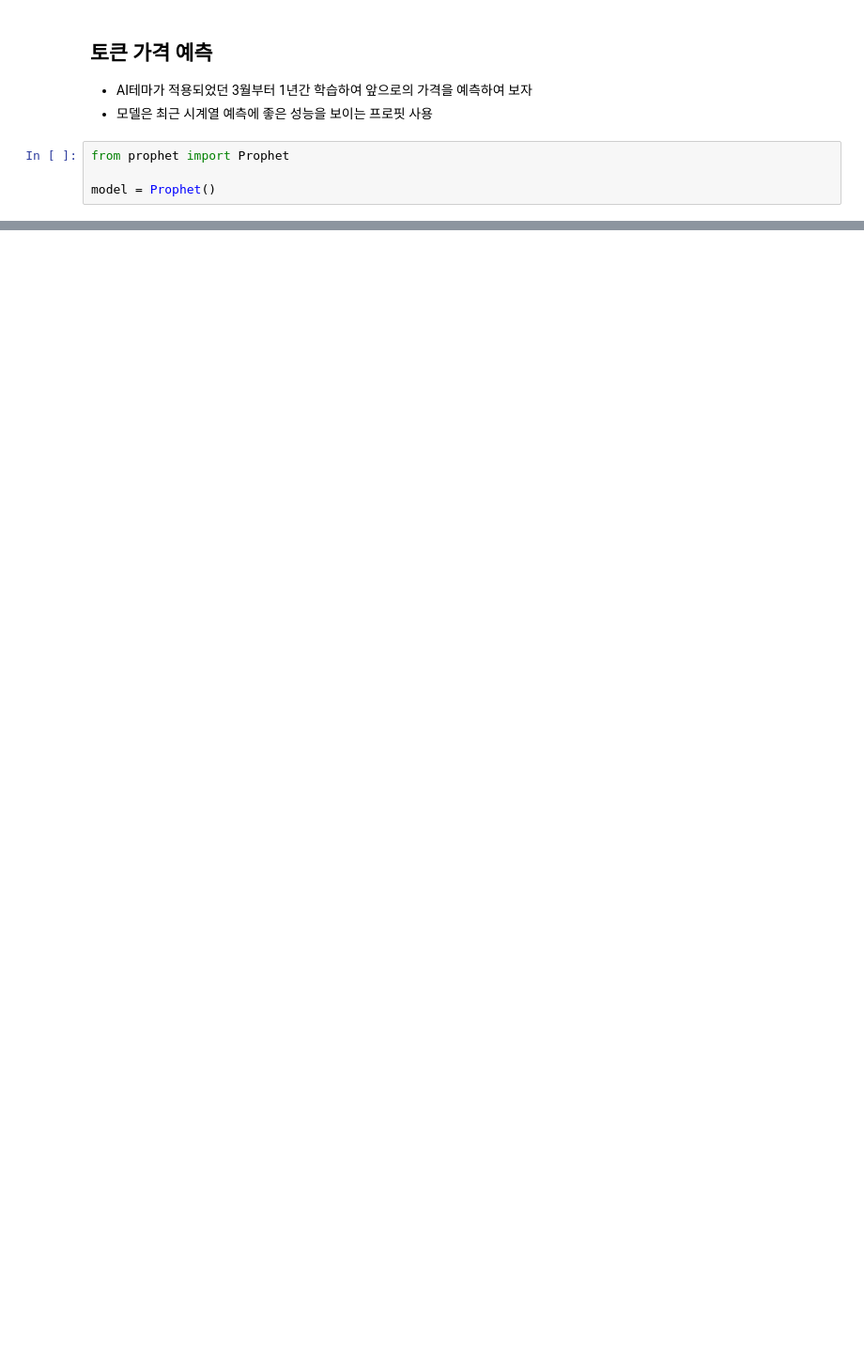
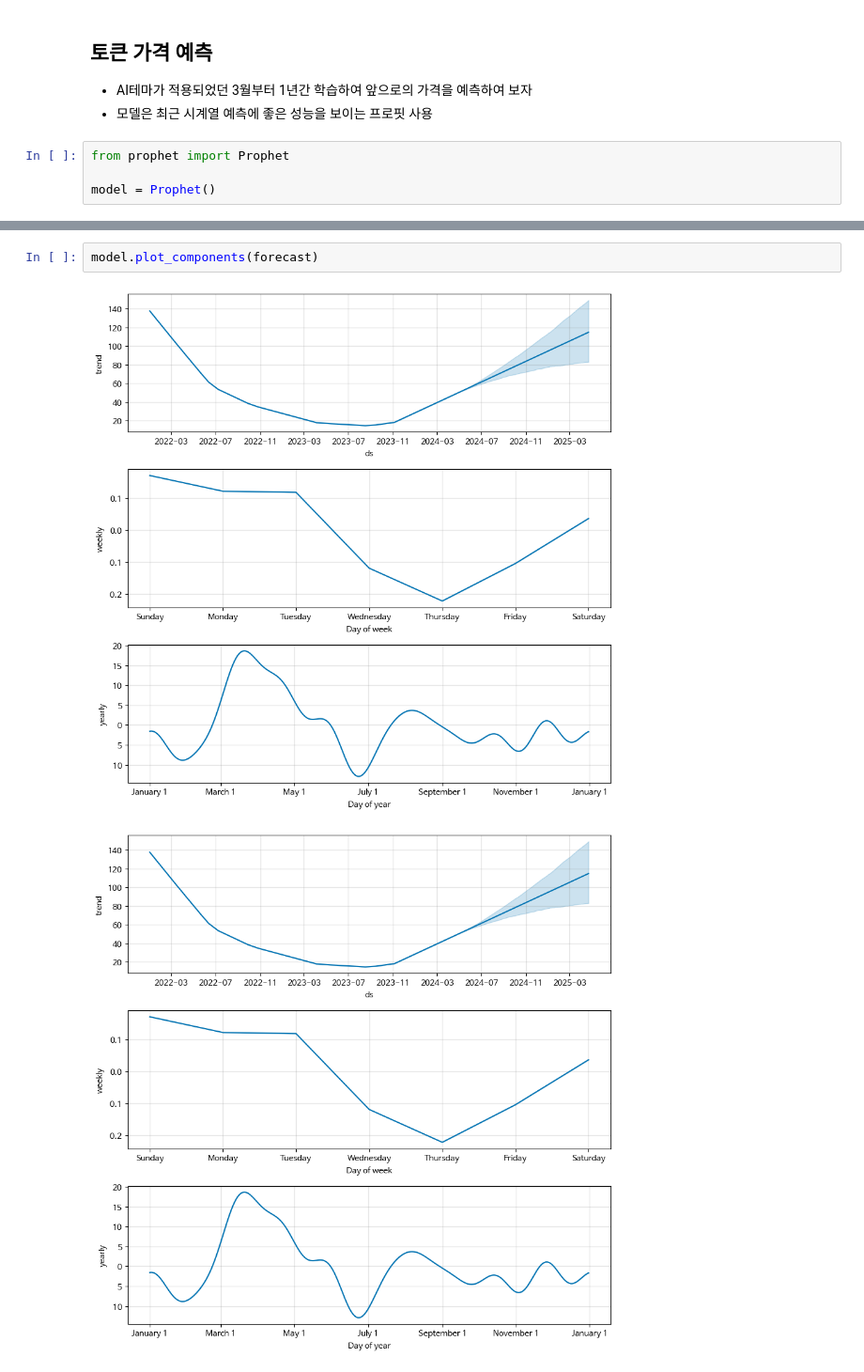
Before and after one commit to entangelk/poliris_news, a Jupyter notebook: docs/analysis/stock_analysis.ipynb, the cells around one changed output, grey strips where cells are left out. Shown: that part at 94% size. Saved outputs shown, nothing was run; the diff lists cells and outputs as text; blank space fills up the shorter version.

```diff
--- a/docs/analysis/stock_analysis.ipynb
+++ b/docs/analysis/stock_analysis.ipynb
@@ -496,0 +537,5 @@ model = Prophet()
+# %%
+model.plot_components(forecast)
+# %% [output]
+[figure, added]
+[figure, added]
```
Also changed, not shown: parts of 16 cells of this notebook, 4 other files.
